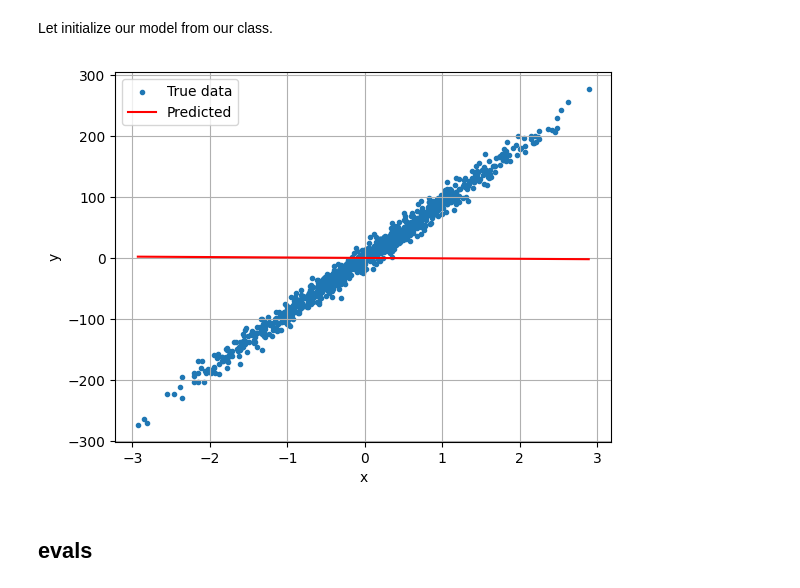
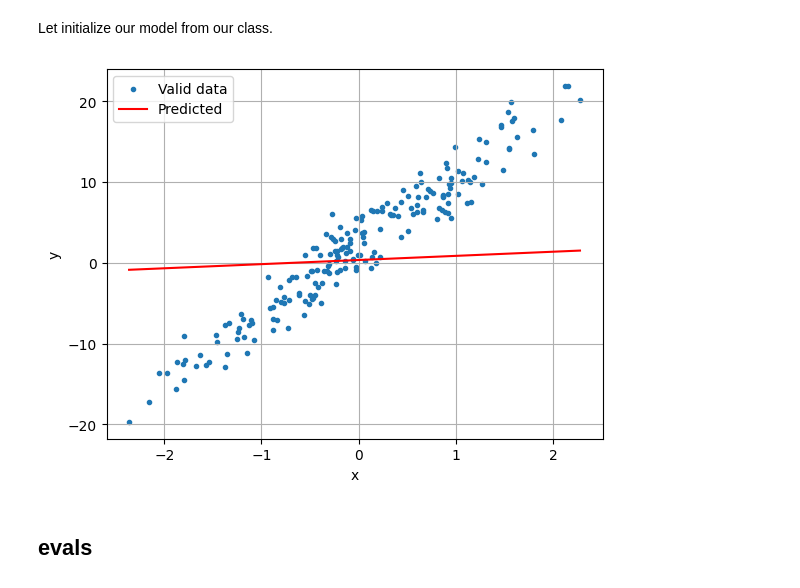
Before and after one commit to PilotLeoYan/inside-deep-learning, a Jupyter notebook: content/1-linear-regression/1-1-simple-linear-regression.ipynb, the cells around one changed output. Drawn from its saved outputs; the diff is of its cells as text; code cells hidden in the pictures.

```diff
--- a/content/1-linear-regression/1-1-simple-linear-regression.ipynb
+++ b/content/1-linear-regression/1-1-simple-linear-regression.ipynb
@@ -703,14 +790,14 @@ torch_model = TorchLinearRegression(1).to(device)
 Let initialize our model from our class.
 # %%
 model = SimpleLinearRegression()
-# %%
-plot_lr(
-    X_valid[:1000].cpu(),
-    Y_valid[:1000].cpu(),
-    model,
-)
-# %% [output]
-[figure, removed]
+# %%
+# jupyter tag: remove_cell
+plot_lr(
+    *valid_dataset[:],
+    model,
+)
+# %% [output]
+[figure, added]
 # %% [markdown]
 ## evals
 # %% [markdown]
```
Also changed, not shown: parts of 66 cells of this notebook.
